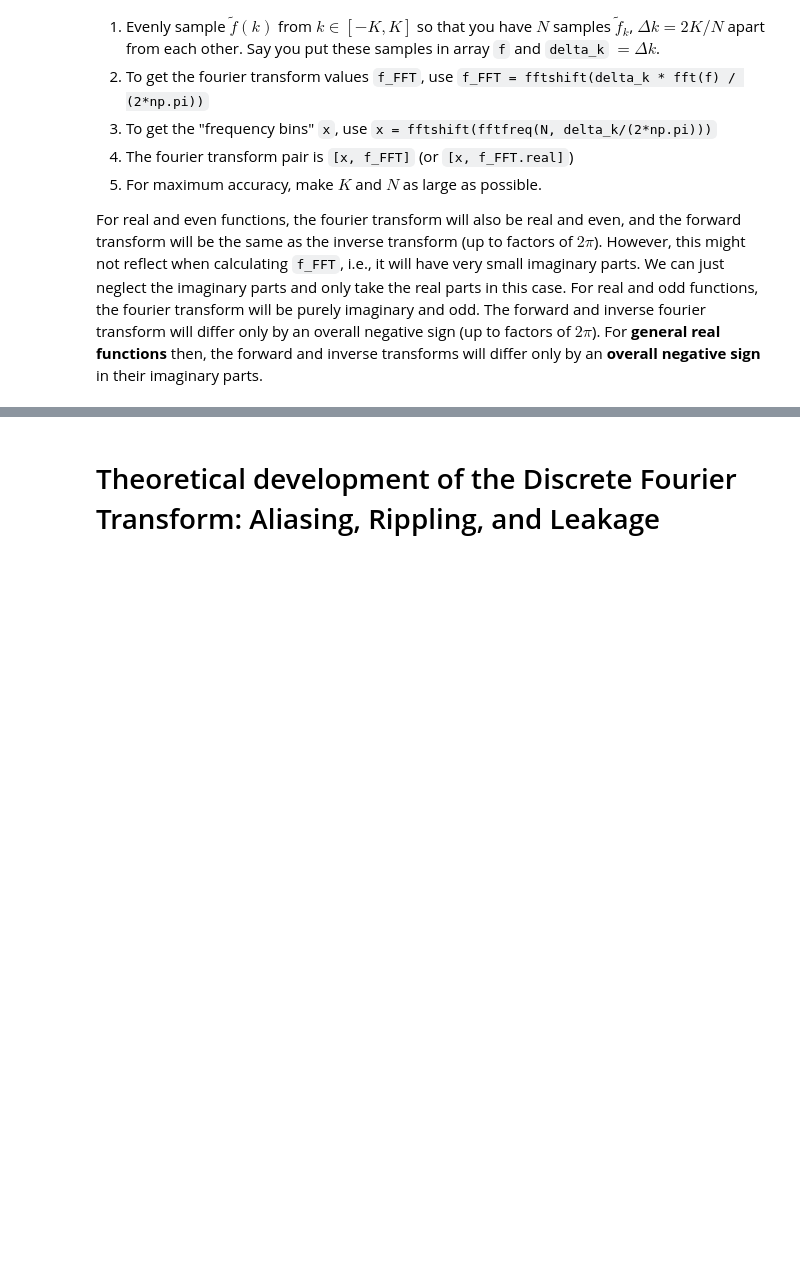
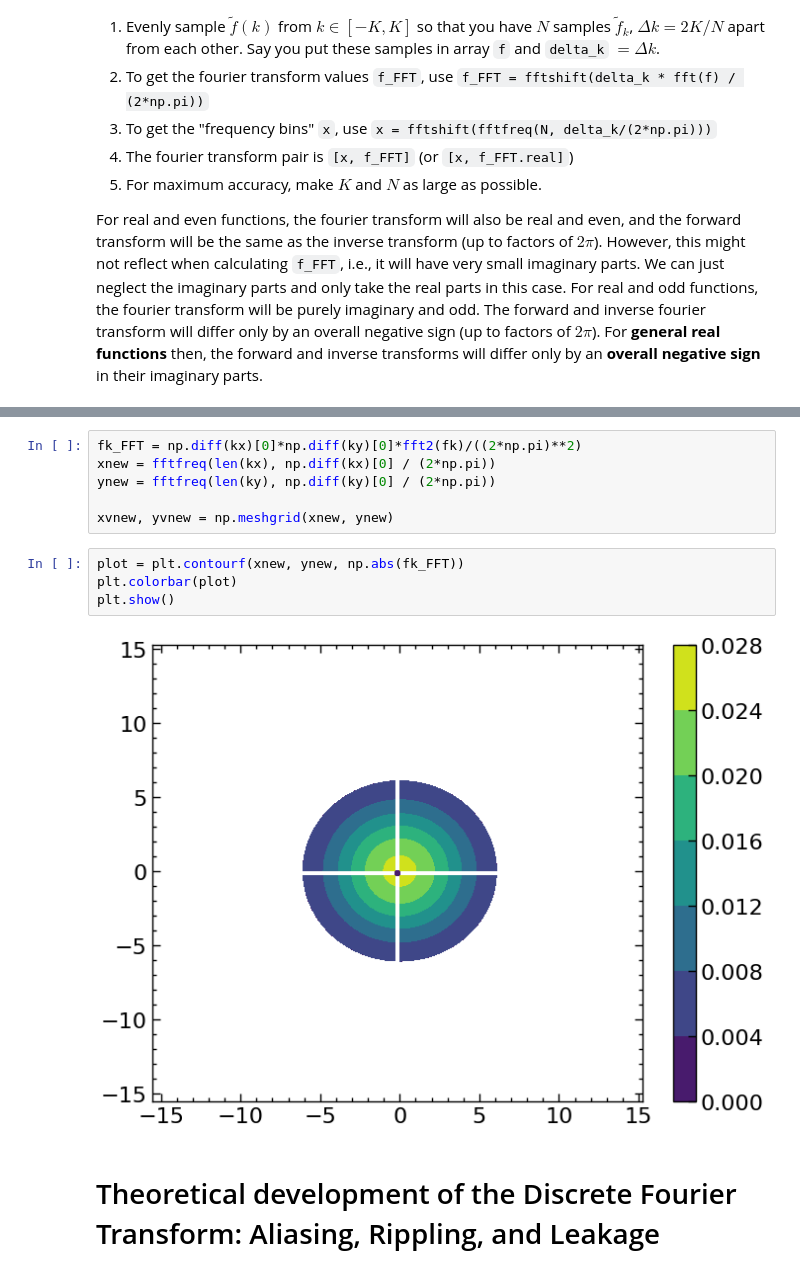
Before and after one commit to josh0429/FT_physics, a Jupyter notebook: FT_notes.ipynb, the cells around one changed output, grey strips where cells are left out. Saved outputs shown, nothing was run; the diff lists cells and outputs as text; blank space fills up the shorter version.

```diff
--- a/FT_notes.ipynb
+++ b/FT_notes.ipynb
@@ -348,3 +391,15 @@ For real and even functions, the fourier transform will also be real and even, a
+# %%
+fk_FFT = np.diff(kx)[0]*np.diff(ky)[0]*fft2(fk)/((2*np.pi)**2)
+xnew = fftfreq(len(kx), np.diff(kx)[0] / (2*np.pi))
+ynew = fftfreq(len(ky), np.diff(ky)[0] / (2*np.pi))
+
+xvnew, yvnew = np.meshgrid(xnew, ynew)
+# %%
+plot = plt.contourf(xnew, ynew, np.abs(fk_FFT))
+plt.colorbar(plot)
+plt.show()
+# %% [output]
+[figure, added]
 # %% [markdown]
 # Theoretical development of the Discrete Fourier Transform: Aliasing, Rippling, and Leakage
 # %% [markdown]
```
Also changed, not shown: parts of 6 cells of this notebook.
